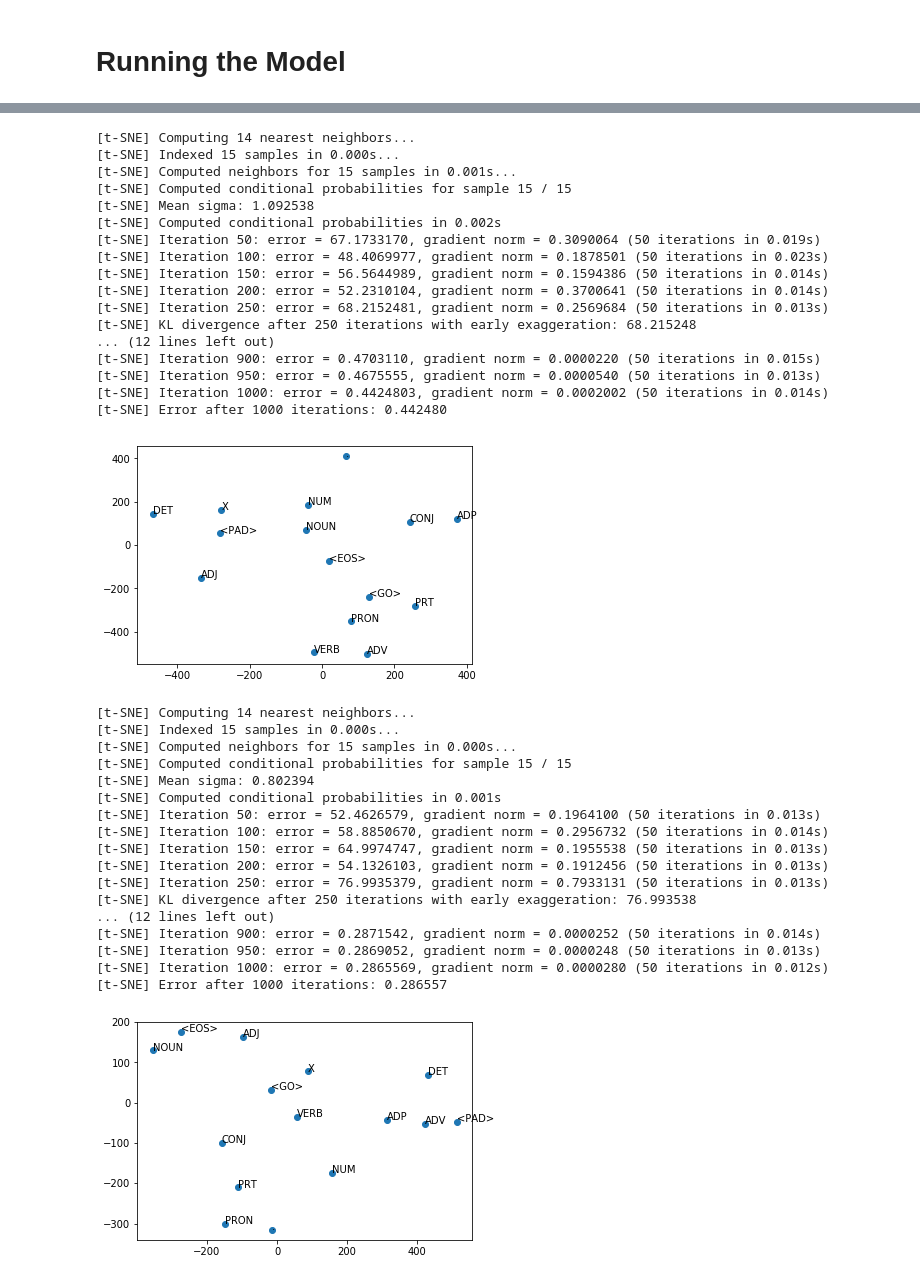
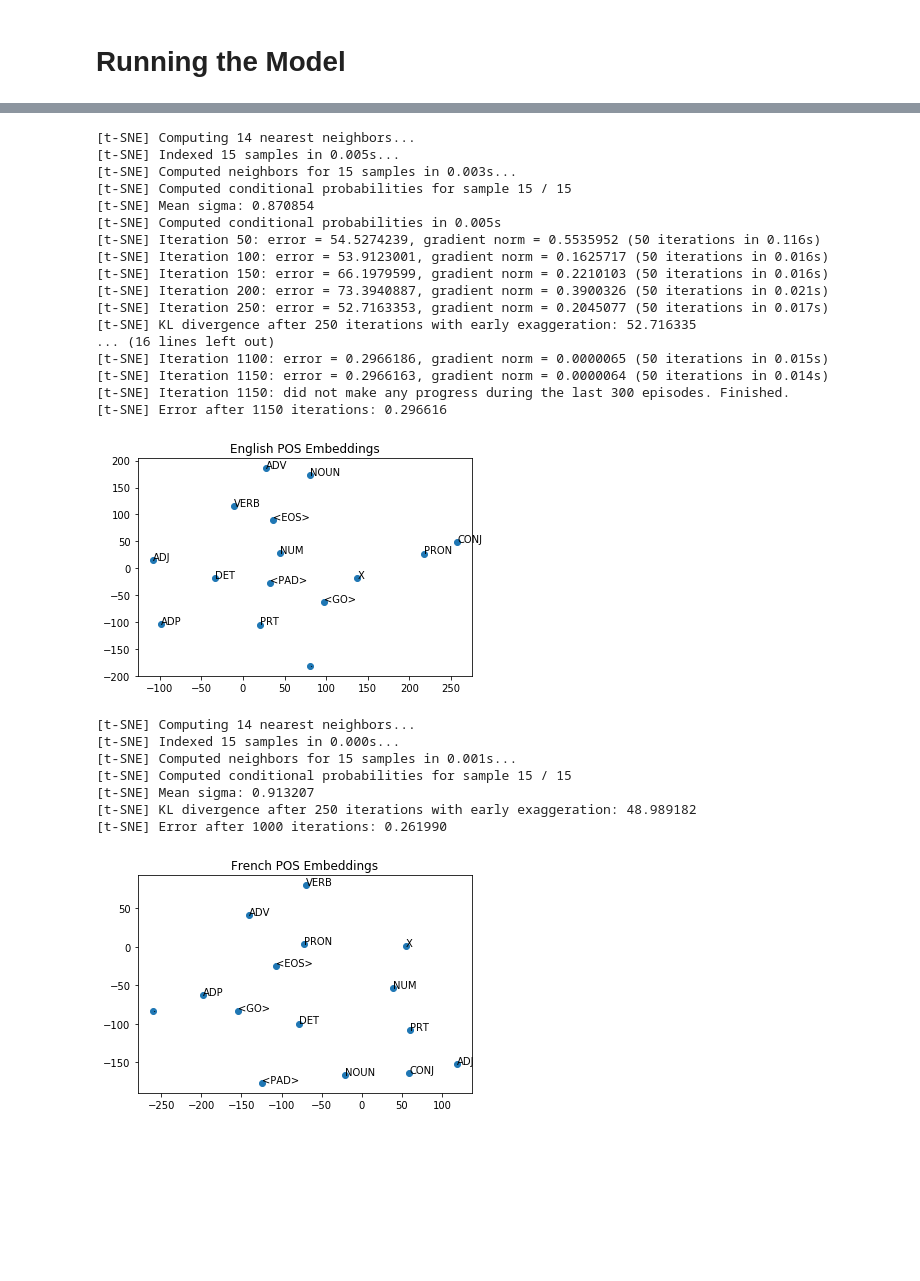
Before and after one commit to wenqinYe/language_analysis, a Jupyter notebook: lstm.ipynb, the cells around one changed output, grey strips where cells are left out. Saved outputs shown, nothing was run; the diff lists cells and outputs as text; code cells hidden in the pictures; blank space fills up the shorter version.

```diff
--- a/lstm.ipynb
+++ b/lstm.ipynb
@@ -170,5 +223,19 @@ english_tagged = english_to_universal(english_tagged)
 # %%
 def numerical_representation(tagged_words, data_class, lang='fr', sort_by_length=True):
+    """
+    Converts a tagged corpus into a numerical batch representation.
+    Also splis the text corpus into individual sentences.
+
+    params:
+        tagged_words: The text word corpus
+        data_class: The data class that contains the indices for each POS tag
+        lang: The language
+        sort_by_length: Sort the sentences in the batch by sentence length. This is useful for
+                        LSTM training.
+
+    returns:
+        Returns a numerical batch representation of the POS tags.
+    """
     sentences_tags = [[]]
 
     for word, tag in tagged_words:
@@ -348,8 +458,8 @@ class Seq2SeqModel:
 # %%
 model = Seq2SeqModel(data=english_data)
 optimizer = Optimizer(model)
-
-for epoch in range(5):
+print optimizer.sess.run(english_data.embeddings)
+for epoch in range(10):
     print epoch
     for _ in range(english_data.length/16):
         input_sequence = english_data.next(16).astype("int")
@@ -362,7 +490,7 @@ print "=" * 100
 print "TRAINING ON FRENCH"
 french_model = Seq2SeqModel(data=french_data)
 french_optimizer = Optimizer(french_model)
-for epoch in range(5):
+for epoch in range(10):
     print epoch
     for _ in range(french_data.length/16):
         input_sequence = french_data.next(16).astype("int")
@@ -374,64 +520,56 @@ print french_optimizer.sess.run([french_optimizer.model.predictions], {french_op
 np.random.seed(300)
 embeddings = english_data.embeddings
 X_english = optimizer.sess.run(embeddings)
-res_english = TSNE(n_components=2, verbose=2, perplexity=5).fit_transform(X_english)
+res_english = TSNE(n_components=2, verbose=2, perplexity=5, n_iter=3950).fit_transform(X_english)
 x, y = res_english.T
 
 fig, ax = plt.subplots()
 ax.scatter(x, y)
+plt.title("English POS Embeddings")
 for i, txt in enumerate(english_data.unique_characters):
     ax.annotate(txt, (x[i], y[i]))
 plt.show()
 # %% [output]
 [t-SNE] Computing 14 nearest neighbors...
-[t-SNE] Indexed 15 samples in 0.000s...
-[t-SNE] Computed neighbors for 15 samples in 0.001s...
+[t-SNE] Indexed 15 samples in 0.005s...
+[t-SNE] Computed neighbors for 15 samples in 0.003s...
 [t-SNE] Computed conditional probabilities for sample 15 / 15
-[t-SNE] Mean sigma: 1.092538
-[t-SNE] Computed conditional probabilities in 0.002s
-[t-SNE] Iteration 50: error = 67.1733170, gradient norm = 0.3090064 (50 iterations in 0.019s)
-[t-SNE] Iteration 100: error = 48.4069977, gradient norm = 0.1878501 (50 iterations in 0.023s)
-[t-SNE] Iteration 150: error = 56.5644989, gradient norm = 0.1594386 (50 iterations in 0.014s)
-[t-SNE] Iteration 200: error = 52.2310104, gradient norm = 0.3700641 (50 iterations in 0.014s)
-[t-SNE] Iteration 250: error = 68.2152481, gradient norm = 0.2569684 (50 iterations in 0.013s)
-[t-SNE] KL divergence after 250 iterations with early exaggeration: 68.215248
-... (12 lines left out)
-[t-SNE] Iteration 900: error = 0.4703110, gradient norm = 0.0000220 (50 iterations in 0.015s)
-[t-SNE] Iteration 950: error = 0.4675555, gradient norm = 0.0000540 (50 iterations in 0.013s)
-[t-SNE] Iteration 1000: error = 0.4424803, gradient norm = 0.0002002 (50 iterations in 0.014s)
-[t-SNE] Error after 1000 iterations: 0.442480
+[t-SNE] Mean sigma: 0.870854
+[t-SNE] Computed conditional probabilities in 0.005s
+[t-SNE] Iteration 50: error = 54.5274239, gradient norm = 0.5535952 (50 iterations in 0.116s)
+[t-SNE] Iteration 100: error = 53.9123001, gradient norm = 0.1625717 (50 iterations in 0.016s)
+[t-SNE] Iteration 150: error = 66.1979599, gradient norm = 0.2210103 (50 iterations in 0.016s)
+[t-SNE] Iteration 200: error = 73.3940887, gradient norm = 0.3900326 (50 iterations in 0.021s)
+[t-SNE] Iteration 250: error = 52.7163353, gradient norm = 0.2045077 (50 iterations in 0.017s)
+[t-SNE] KL divergence after 250 iterations with early exaggeration: 52.716335
+... (16 lines left out)
+[t-SNE] Iteration 1100: error = 0.2966186, gradient norm = 0.0000065 (50 iterations in 0.015s)
+[t-SNE] Iteration 1150: error = 0.2966163, gradient norm = 0.0000064 (50 iterations in 0.014s)
+[t-SNE] Iteration 1150: did not make any progress during the last 300 episodes. Finished.
+[t-SNE] Error after 1150 iterations: 0.296616
-[figure, old version]
+[figure, new version]
 # %%
 np.random.seed(300)
 embeddings = french_data.embeddings
 X_french = french_optimizer.sess.run(embeddings)
-res_french = TSNE(n_components=2, verbose=2, perplexity=5).fit_transform(X_french)
+res_french = TSNE(n_components=2, verbose=1, perplexity=5, n_iter=3950).fit_transform(X_french)
 x, y = res_french.T
 
 fig, ax = plt.subplots()
+plt.title("French POS Embeddings")
 ax.scatter(x, y)
 for i, txt in enumerate(french_data.unique_characters):
     ax.annotate(txt, (x[i], y[i]))
 plt.show()
 # %% [output]
 [t-SNE] Computing 14 nearest neighbors...
 [t-SNE] Indexed 15 samples in 0.000s...
-[t-SNE] Computed neighbors for 15 samples in 0.000s...
+[t-SNE] Computed neighbors for 15 samples in 0.001s...
 [t-SNE] Computed conditional probabilities for sample 15 / 15
-[t-SNE] Mean sigma: 0.802394
-[t-SNE] Computed conditional probabilities in 0.001s
-[t-SNE] Iteration 50: error = 52.4626579, gradient norm = 0.1964100 (50 iterations in 0.013s)
-[t-SNE] Iteration 100: error = 58.8850670, gradient norm = 0.2956732 (50 iterations in 0.014s)
-[t-SNE] Iteration 150: error = 64.9974747, gradient norm = 0.1955538 (50 iterations in 0.013s)
-[t-SNE] Iteration 200: error = 54.1326103, gradient norm = 0.1912456 (50 iterations in 0.013s)
-[t-SNE] Iteration 250: error = 76.9935379, gradient norm = 0.7933131 (50 iterations in 0.013s)
-[t-SNE] KL divergence after 250 iterations with early exaggeration: 76.993538
-... (12 lines left out)
-[t-SNE] Iteration 900: error = 0.2871542, gradient norm = 0.0000252 (50 iterations in 0.014s)
-[t-SNE] Iteration 950: error = 0.2869052, gradient norm = 0.0000248 (50 iterations in 0.013s)
-[t-SNE] Iteration 1000: error = 0.2865569, gradient norm = 0.0000280 (50 iterations in 0.012s)
-[t-SNE] Error after 1000 iterations: 0.286557
+[t-SNE] Mean sigma: 0.913207
+[t-SNE] KL divergence after 250 iterations with early exaggeration: 48.989182
+[t-SNE] Error after 1000 iterations: 0.261990
-[figure, old version]
+[figure, new version]
 # %%
 diffs = []
 visited = []
```
Also changed, not shown: parts of 10 cells of this notebook.
